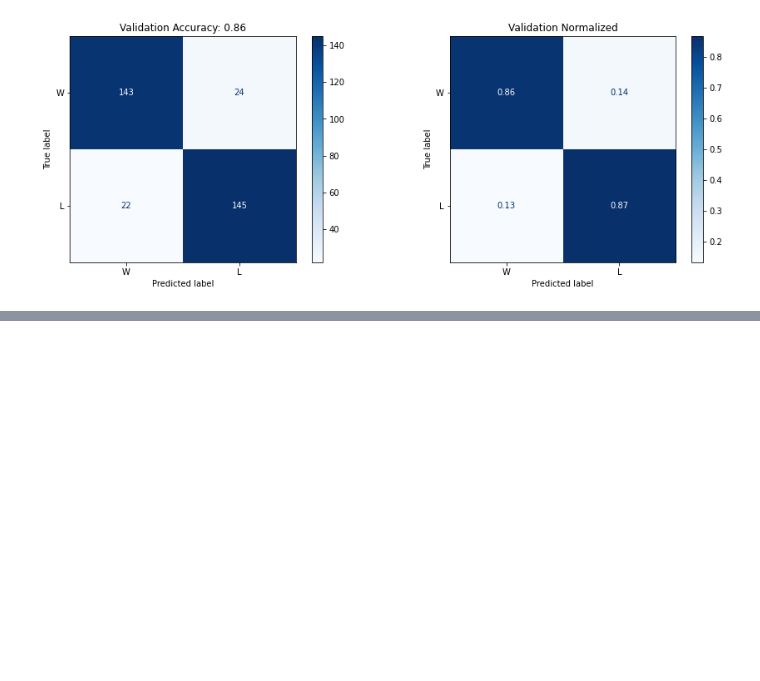
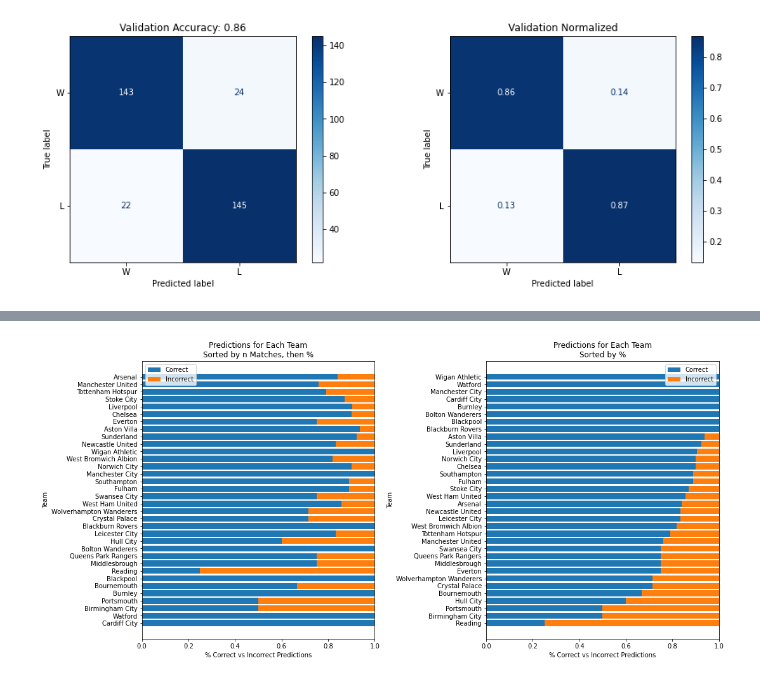
Before and after one commit to kcelebi/euro-football-officials-ML, a Jupyter notebook: pysrc/RF_final.ipynb, the cells around one changed output, grey strips where cells are left out. Drawn from its saved outputs; the diff is of its cells as text; code cells hidden in the pictures; blank space fills up the shorter version.

```diff
--- a/pysrc/RF_final.ipynb
+++ b/pysrc/RF_final.ipynb
@@ -418,0 +585,2 @@ X
+# %%
+team_1_w, count_wrong = np.unique(data['home_team_name'].iloc[X_test.index][(clf.predict(X_test) != y_test)], return_counts = True)
@@ -418,0 +595,10 @@ X
+# %%
+team_dict = {}
+for i, t in enumerate(team_1):
+    if t not in team_dict:
+        team_dict[t] = [count_correct[i], appear[i]]
+    if t not in team_1_w:
+        team_dict[t] += [0]
+    else:
+        team_dict[t] += [count_wrong[np.where(team_1_w == t)][0]]
+team_dict
@@ -418,0 +627,8 @@ X
+# %%
+team_sorted = sorted(list(team_dict.keys()), key = lambda x: (team_dict[x][1], team_dict[x][0]/team_dict[x][1]))
+wins_sorted = [team_dict[x][0]/team_dict[x][1] for x in team_sorted]
+loss_sorted = [team_dict[x][2]/team_dict[x][1] for x in team_sorted]
+# %%
+team_sorted_p = sorted(list(team_dict.keys()), key = lambda x: (team_dict[x][0]/team_dict[x][1]))
+wins_sorted_p = [team_dict[x][0]/team_dict[x][1] for x in team_sorted_p]
+loss_sorted_p = [team_dict[x][2]/team_dict[x][1] for x in team_sorted_p]
@@ -418,0 +637,21 @@ X
+# %%
+fig, axs = plt.subplots(1, 2, constrained_layout = True, figsize = (15, 7))
+
+axs[0].barh(team_sorted, wins_sorted)
+axs[0].barh(team_sorted, loss_sorted, left = wins_sorted)
+axs[0].set_title('Predictions for Each Team\nSorted by n Matches, then %')
+axs[0].set_xlabel('% Correct vs Incorrect Predictions')
+axs[0].set_ylabel('Team')
+axs[0].legend(labels = ['Correct', 'Incorrect'])
+
+axs[1].set_title('Predictions for Each Team\nSorted by %')
+axs[1].barh(team_sorted_p, wins_sorted_p)
+axs[1].barh(team_sorted_p, loss_sorted_p, left = wins_sorted_p)
+axs[1].set_xlabel('% Correct vs Incorrect Predictions')
+axs[1].set_ylabel('Team')
+axs[1].legend(labels = ['Correct', 'Incorrect'])
+
+#plt.savefig('correct_matches.png', dpi = 200)
+plt.show()
+# %% [output]
+[figure, added]
```
Also changed, not shown: parts of 37 cells of this notebook, 6 other files.
